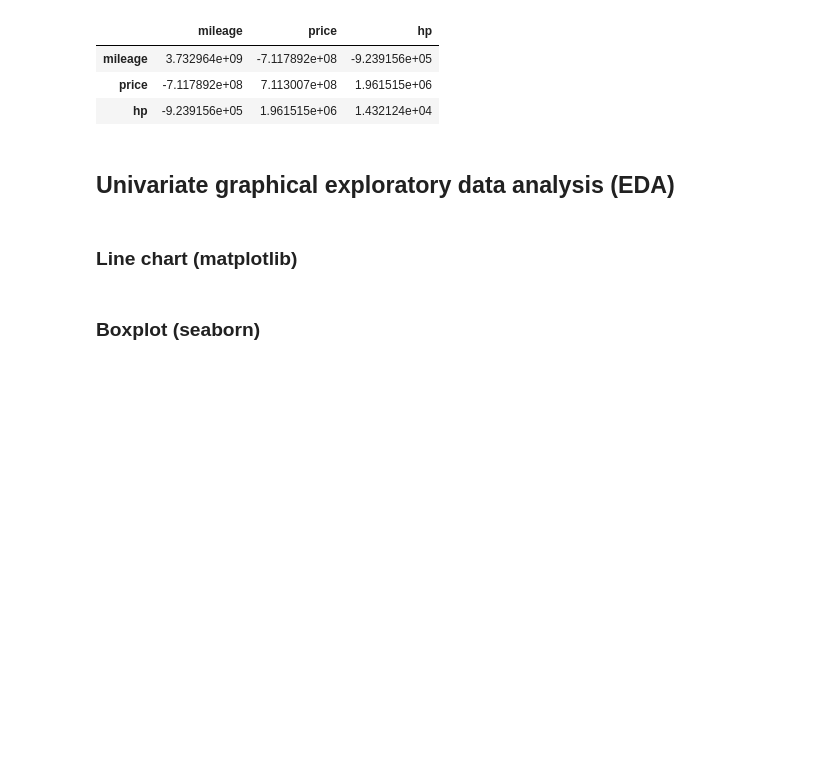
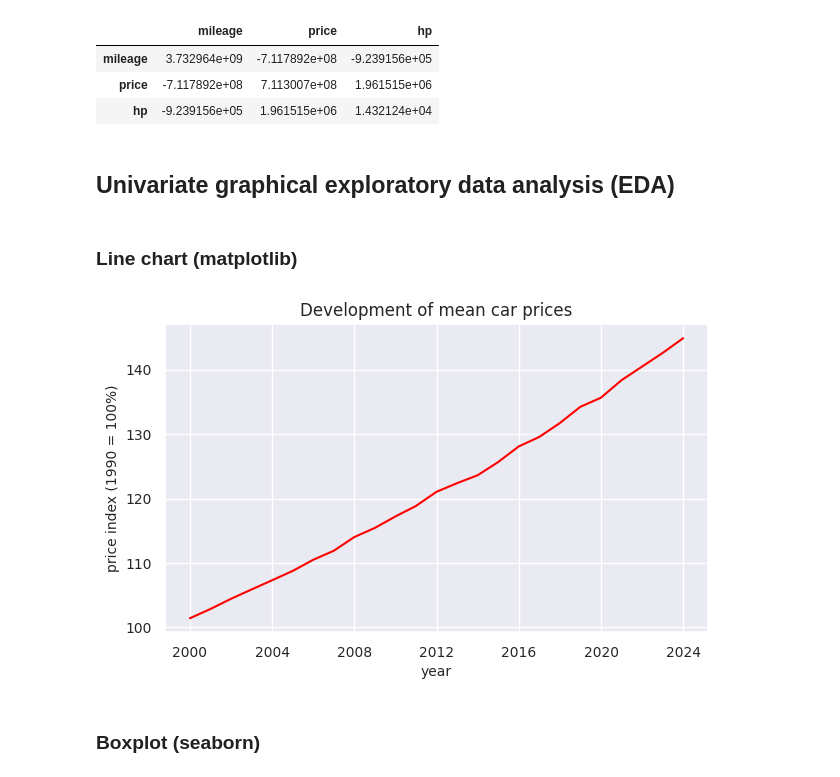
Before and after one commit to migifor-forstmi4/python_exploratory_data_analysis, a Jupyter notebook: exploratory_data_analysis_car_data.ipynb, the cells around one changed output. Saved outputs shown, nothing was run; the diff lists cells and outputs as text; code cells hidden in the pictures; blank space fills up the shorter version.

```diff
--- a/exploratory_data_analysis_car_data.ipynb
+++ b/exploratory_data_analysis_car_data.ipynb
@@ -325,2 +308,38 @@ cov                             #dieser Code zeigt die Kovarianzmatrix der Varia
+# %%
+# Generate time series data for mean car prices over the last 20 years
+x = []          #definiert die Liste x für die Zeitachse
+y = []          #definiert die Liste y für die Preisachse
+
+
+# Start from 25 years ago with an initial price
+start_date_trend =datetime(2000, 1, 1   )       #definiert das Startdatum der Zeitreihe vor 25 Jahren
+initial_price = 100                             #definiert den Anfangspreis der Autos vor 25 Jahren
+
+for i in range(25):                              #definiert eine Schleife, die 25 Iterationen durchläuft, um die Zeitreihe zu generieren
+    date = start_date_trend + timedelta(days=365 * i)   #berechnet das Datum für jede Iteration, indem 365 Tage pro Jahr zur Startdatum hinzugefügt werden
+    prince_increase_factor = 1 + random.uniform(0.01, 0.02)  #definiert einen zufälligen Faktor für die Preissteigerung zwischen 1% und 2%
+    initial_price *= prince_increase_factor   #berechnet den neuen Preis --> *= ist eine Kurzform für initial_price = initial_price * prince_increase_factor
+    x.append(date)                           #fügt das berechnete Datum der Liste x hinzu
+    y.append(round(initial_price, 2))       #fügt den berechneten Preis der Liste y hinzu
+
+# Create a DataFrame to display the data
+rental_prices_trend_df = pd.DataFrame({     #dieser Code erstellt eine DataFrame namens rental_prices_trend_df mit den Listen x und y
+    "Year": x,                              #definiert die Spalte 'Year' mit den Werten aus der Liste x
+    "Price": y                              #definiert die Spalte 'Price' mit den Werten aus der Liste y
+    })
+
+# Create figure
+fig = plt.figure(figsize=(7,4))
+plt.plot(x, y, color="red")
+plt.title('Development of mean car prices', fontsize=12)
+plt.xlabel('year', fontsize=10)
+plt.ylabel('price index (1990 = 100%)', fontsize=10)
+plt.xticks(fontsize=10)
+plt.yticks(fontsize=10)
+
+# Show plot
+plt.show()
+# %% [output]
+[figure, added]
 # %% [markdown]
 ### Boxplot (seaborn)
```
Also changed, not shown: parts of 3 cells of this notebook.
